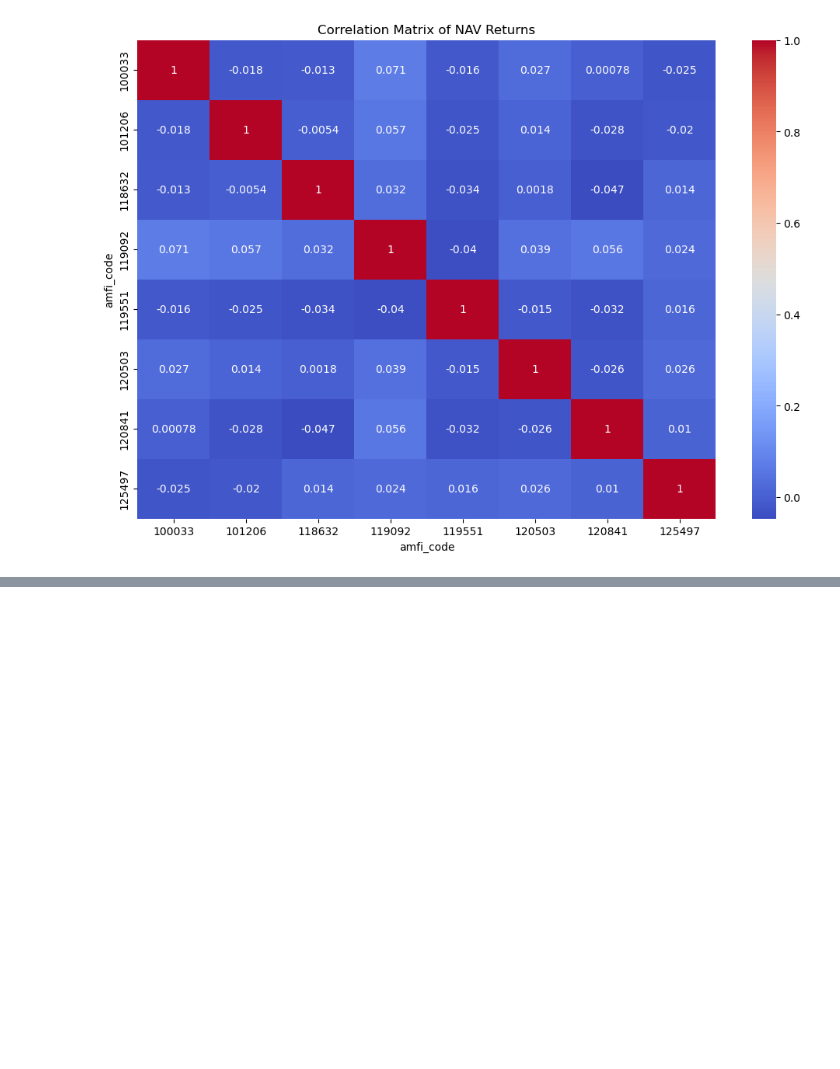
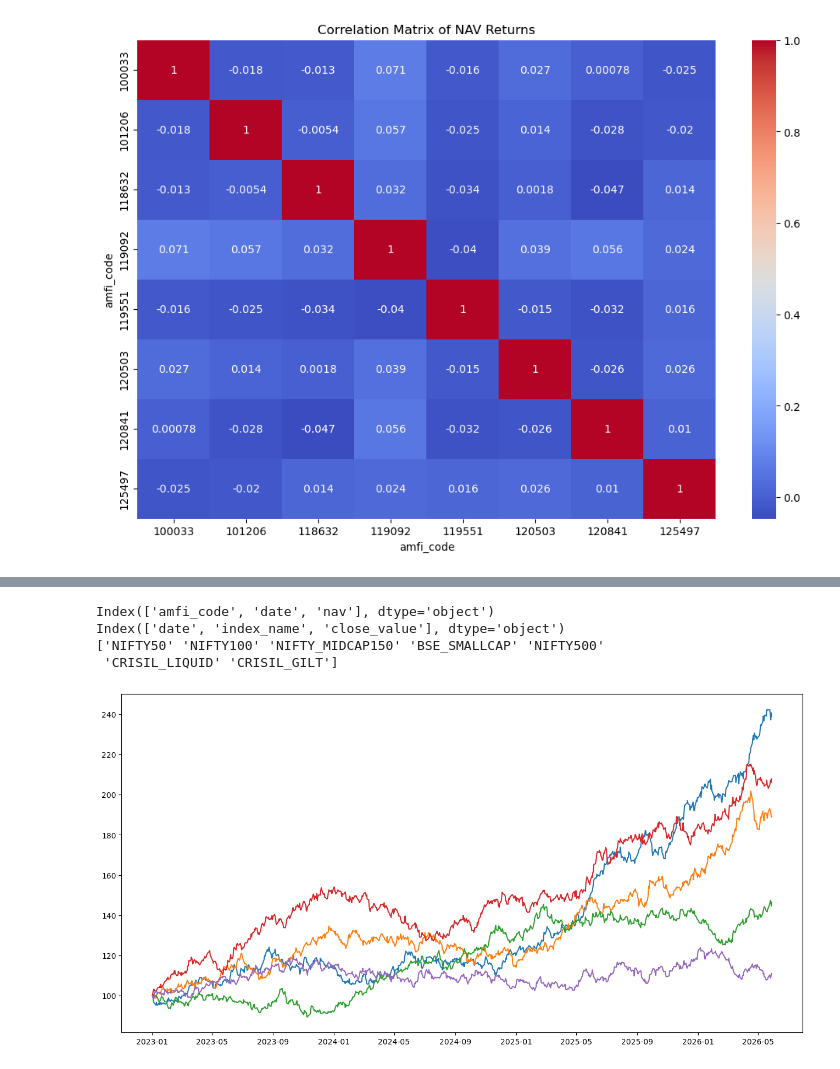
Before and after one commit to udayraj-gawande/Mutual-Fund-Analytics-Platform1, a Jupyter notebook: notebook/04_performance_analytics.ipynb, the cells around one changed output, grey strips where cells are left out. Cells and saved outputs as stored; diff of their text form; code cells hidden in the pictures; blank space fills up the shorter version.

```diff
--- a/notebook/04_performance_analytics.ipynb
+++ b/notebook/04_performance_analytics.ipynb
@@ -81,0 +499,79 @@ plt.show()
+# %%
+import pandas as pd
+import numpy as np
+import matplotlib.pyplot as plt
+
+
+fund_df = pd.read_csv("../data/processed/clean_nav_history.csv")
+benchmark_df = pd.read_csv("../data/processed/clean_benchmark_indices.csv")
+
+print(fund_df.columns)
+print(benchmark_df.columns)
+
+
+fund_df['date'] = pd.to_datetime(fund_df['date'])
+benchmark_df['date'] = pd.to_datetime(benchmark_df['date'])
+
+fund_df['amfi_code'] = fund_df['amfi_code'].astype(str)
+
+
+start_date = '2023-01-01'
+fund_df = fund_df[fund_df['date'] >= start_date]
+benchmark_df = benchmark_df[benchmark_df['date'] >= start_date]
+
+
+top_funds = [
+    '119551',
+    '125497',
+    '120503',
+    '118632',
+    '119092'
+]
+
+print(
+    benchmark_df['index_name'].unique()
+)
+
+nifty50_df = benchmark_df[
+    benchmark_df['index_name'] == 'Nifty 50'
+]
+
+nifty100_df = benchmark_df[
+    benchmark_df['index_name'] == 'Nifty 100'
+]
+
+def normalize(series):
+
+    return (
+        series / series.iloc[0]
+    ) * 100
+
+plt.figure(figsize=(16,8))
+
+for code in top_funds:
+
+    temp = fund_df[
+        fund_df['amfi_code'] == code
+    ].copy()
+
+    temp = temp.sort_values('date')
+
+    temp['normalized_nav'] = normalize(
+        temp['nav']
+    )
+
+    plt.plot(
+
+        temp['date'],
+
+        temp['normalized_nav'],
+
+        label=code
+
+    )
+# %% [output]
+Index(['amfi_code', 'date', 'nav'], dtype='object')
+Index(['date', 'index_name', 'close_value'], dtype='object')
+['NIFTY50' 'NIFTY100' 'NIFTY_MIDCAP150' 'BSE_SMALLCAP' 'NIFTY500'
+ 'CRISIL_LIQUID' 'CRISIL_GILT']
+[figure, added]
```
Also changed, not shown: parts of 9 cells of this notebook, 2 other files.
